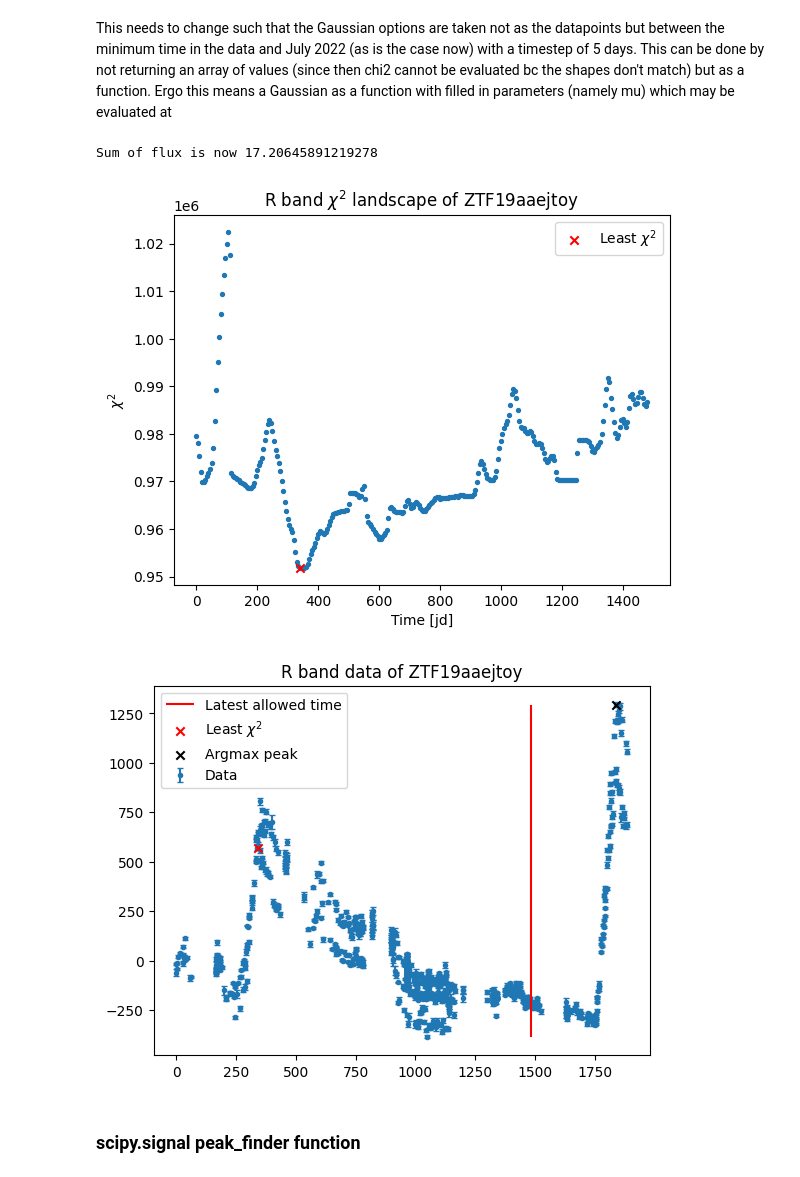
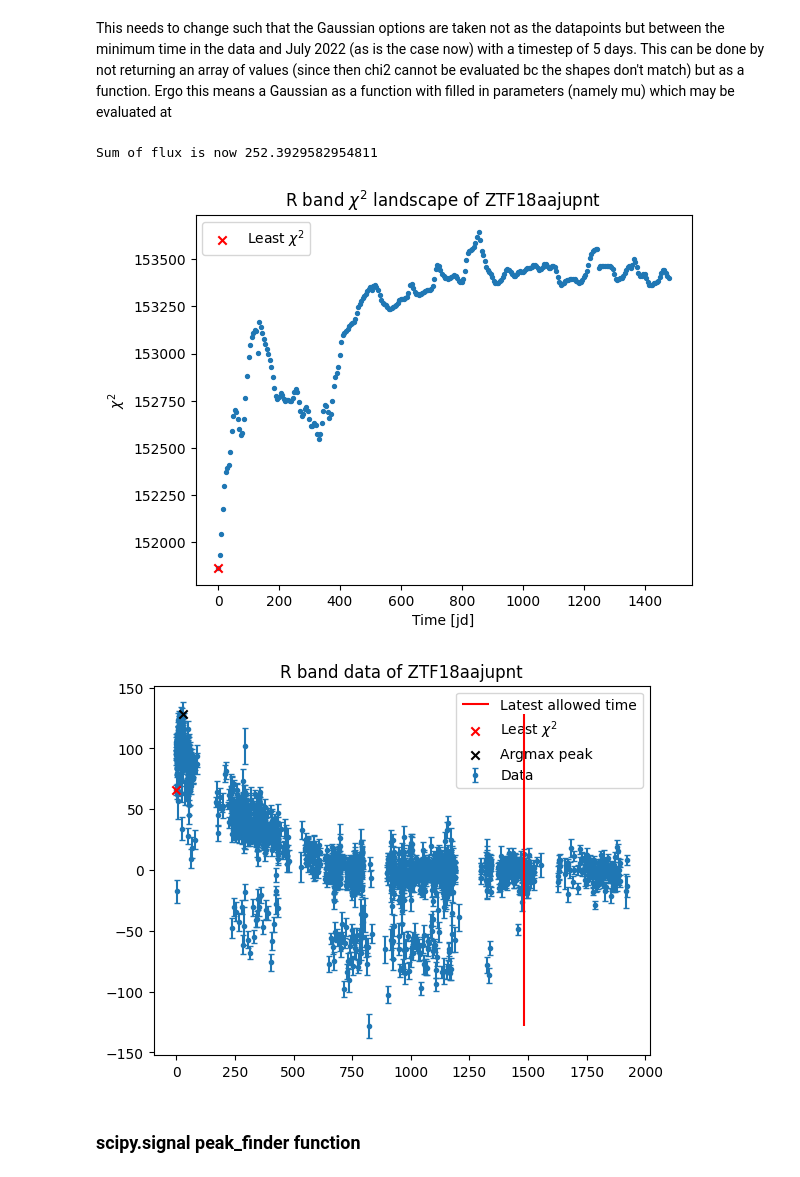
Before and after one commit to TimvdVuurst/FRP_TimvdVuurst, a Jupyter notebook: peak_finder.ipynb, the cells around one changed output. Cells and saved outputs as stored; diff of their text form; code cells hidden in the pictures.

```diff
--- a/peak_finder.ipynb
+++ b/peak_finder.ipynb
@@ -20,11 +20,11 @@ latest_peak =  2459783.499988 #jd of 31-07-2022 23:59:59.000
 # testpath = r'C:\Users\timvd\Documents\Uni 2023-2024\First Research Project\Data\Sjoert_Flares\ZTF18aauosxv\clean_ZTF_r_batchfp_req0000338734_lc.txt'
 # testpath = r'C:\Users\timvd\Documents\Uni 2023-2024\First Research Project\Data\Sjoert_Flares\ZTF18aavummp\clean_ZTF_r_batchfp_req0000338750_lc.txt'
 # testpath = r'C:\Users\timvd\Documents\Uni 2023-2024\First Research Project\Data\Sjoert_Flares\ZTF18aajupnt\clean_ZTF_r_batchfp_req0000338755_lc.txt'
-testpath = r'C:\Users\timvd\Documents\Uni 2023-2024\First Research Project\Data\Sjoert_Flares\ZTF19aaejtoy\ZTF19aaejtoy_clean_data.json'
+testpath = r'C:\Users\timvd\Documents\Uni 2023-2024\First Research Project\Data\Sjoert_Flares\ZTF18aajupnt\ZTF18aajupnt_clean_data.txt'
 ztf_name =os.path.split(testpath)[-1].split('_')[0]
 
 # testfile = r'clean_ZTF_r_batchfp_req0000338730_lc.txt'
-testdata = pd.read_json(testpath)
+testdata = pd.read_csv(testpath,sep='\t',names=['time','flux','flux_unc','zeropoint','filter'],comment='#')
 
 time = testdata['time']
 flux,err = flux_jy(testdata)
@@ -76,7 +76,7 @@ def gaussian(x,mu,amp=1,sigma=10):
 
 
 def chi2_peak_finder(flux = norm_flux,flux_err=err_norm,time=time):
-    timesteps_for_gauss = np.arange(np.min(time),latest_peak,step=5) #key array that deduces the times which will become candidates
+    timesteps_for_gauss = np.arange(np.min(time[2:]),latest_peak,step=5) #key array that deduces the times which will become candidates
 
     chi2_results = np.full(timesteps_for_gauss.shape,np.nan) #fill array of size timesteps with nans
     for i,t in enumerate(timesteps_for_gauss):
@@ -86,7 +86,7 @@ def chi2_peak_finder(flux = norm_flux,flux_err=err_norm,time=time):
     peak = np.nanargmin(chi2_results) #ignore the nans, find the least chi2
 
     #finding the flux of the closest corresponding time in the actual data as the corresponding flux to the peak guess
-    best_time_insteps = timesteps_for_gauss[peak_index]
+    best_time_insteps = timesteps_for_gauss[peak]
     best_fit_arg = np.argmin(np.abs(time - best_time_insteps))
     best_flux = flux[best_fit_arg]
 
@@ -95,36 +95,36 @@ def chi2_peak_finder(flux = norm_flux,flux_err=err_norm,time=time):
 chis,peak_index, timesteps_for_gauss,best_flux = chi2_peak_finder()
 
 plt.figure()
 plt.scatter(timesteps_for_gauss,chis,s=8)
 mindex = peak_index
 maxdex = np.argmax(norm_flux)
 
 #since the timesteps we use don't match with the actual data, we just find the closest time to the found one and take it as the "found peak"
 best_time_insteps = timesteps_for_gauss[peak_index]
 best_fit_arg = np.argmin(np.abs(time - best_time_insteps))
 best_flux = flux[best_fit_arg]
 
 plt.scatter(timesteps_for_gauss[mindex],chis[mindex],marker='x',c='red',zorder=10,label=r'Least $\chi^2$')
 # plt.scatter(time[maxdex],chis[maxdex],marker='x',c='black',zorder=10,label='Argmax peak')
 # plt.yscale('log')
 plt.legend()
 plt.ylabel(r'$\chi^2$')
 plt.xlabel('Time [jd]')
 plt.title(f"R band " + r"$\chi^2$"+ f" landscape of {ztf_name}")
 plt.show()
 
 plt.figure()
 plt.title(f'R band data of {ztf_name}')
 plt.errorbar(time,flux,err,fmt='o',markersize=3,capsize=2,label='Data')
 plt.vlines(latest_peak,min(flux),max(flux),colors='red',zorder=10,label=r'Latest allowed time')
 plt.scatter(timesteps_for_gauss[peak_index],flux[best_fit_arg],marker='x',c='red',zorder=10,label=r'Least $\chi^2$')
 plt.scatter(time[maxdex],flux[maxdex],marker='x',c='black',zorder=10,label='Argmax peak')
 plt.legend()
 plt.show()
 # %% [output]
-Sum of flux is now 17.20645891219278
+Sum of flux is now 252.3929582954811
-[figure, old version]
+[figure, new version]
-[figure, old version]
+[figure, new version]
 # %%
 # inv_chis = 1/chis
 # peaks = find_peaks(inv_chis,1.01*np.median(inv_chis))
```
Also changed, not shown: parts of 1 cell of this notebook, 2 other files.
